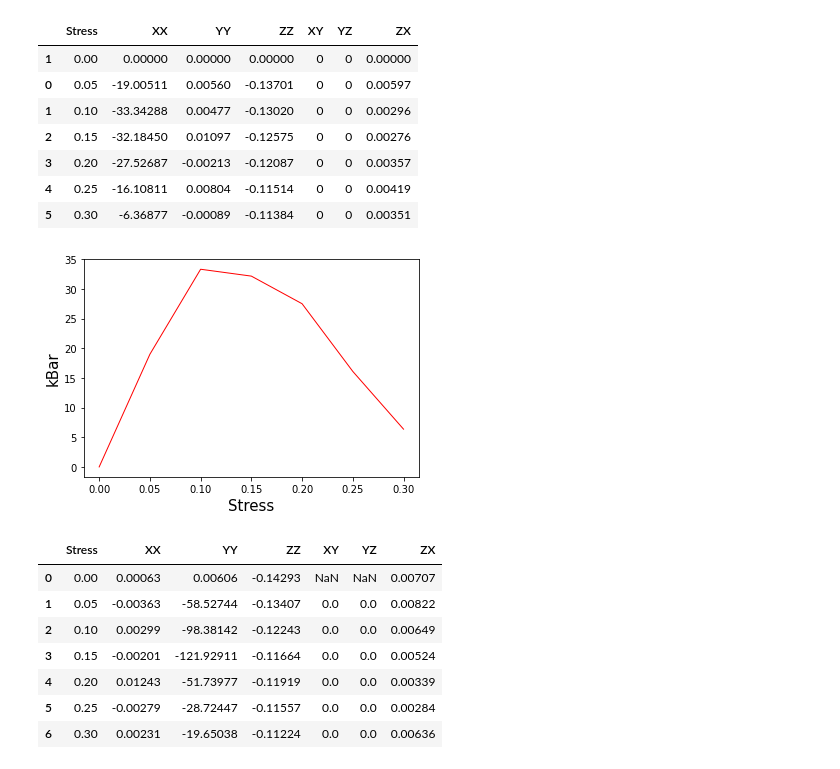
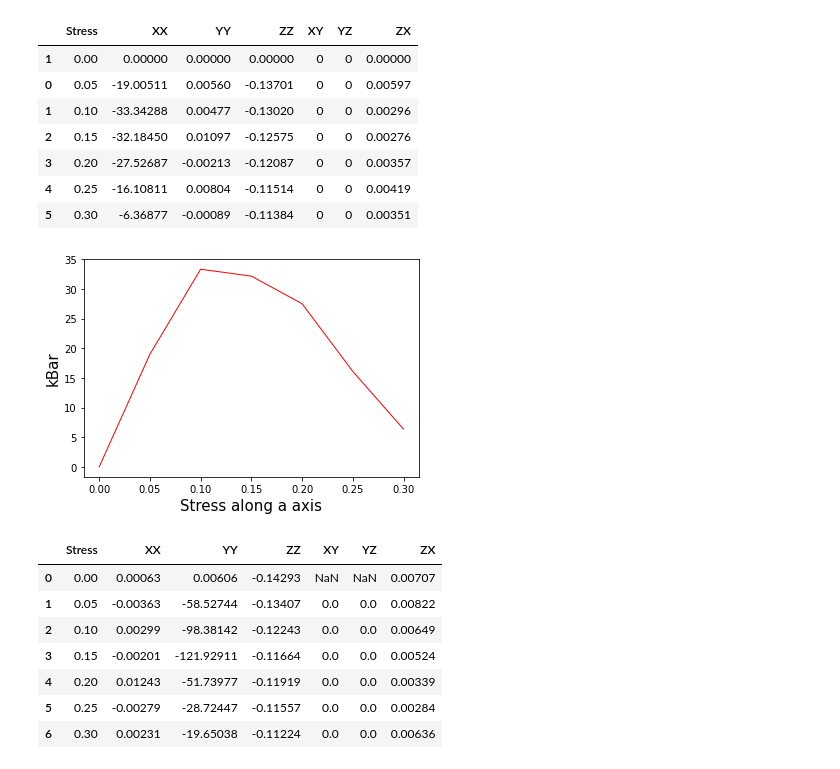
Before and after one commit to EySword/JupyterFile, a Jupyter notebook: compute_data/CP/stress/init_plot.ipynb, the cells around one changed output. Cells and saved outputs as stored; diff of their text form; code cells hidden in the pictures.

```diff
--- a/compute_data/CP/stress/init_plot.ipynb
+++ b/compute_data/CP/stress/init_plot.ipynb
@@ -29,14 +29,15 @@ data_a
 # %%
 plt.figure()
 X=data_a['Stress']
 
 Y=data_a['XX']
 plt.plot(X,-Y,color='r',linewidth=1)
-plt.xlabel('Stress',size=15)
+plt.xlabel('Stress along a axis',size=15)
 plt.ylabel('kBar',size=15)
+plt.savefig('aStress.png',dpi=600)
 plt.show()
 # %% [output]
-[figure, old version]
+[figure, new version]
 # %%
 data_b.rename(columns={'Unnamed: 0':'Stress'},inplace=True)
 data_b
```
Also changed, not shown: parts of 1 cell of this notebook, 28 other files.
